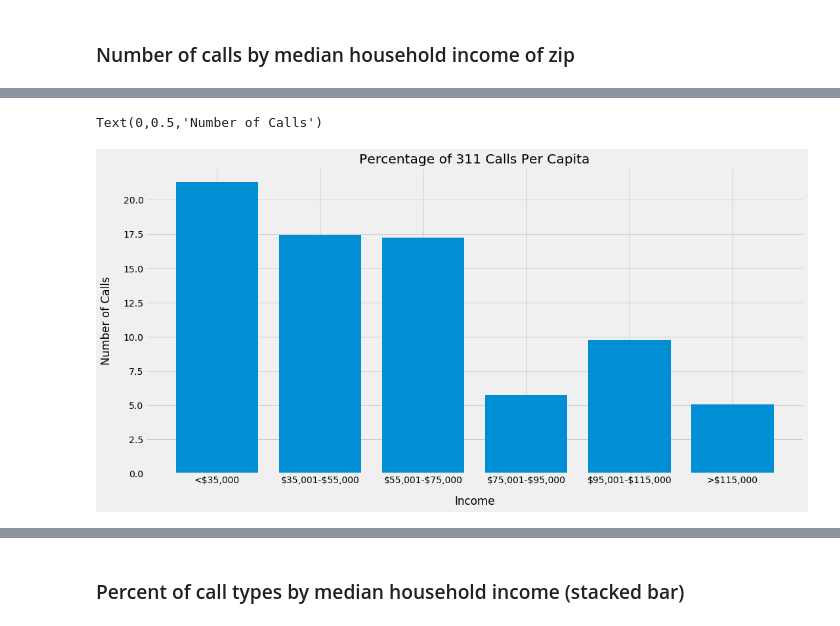
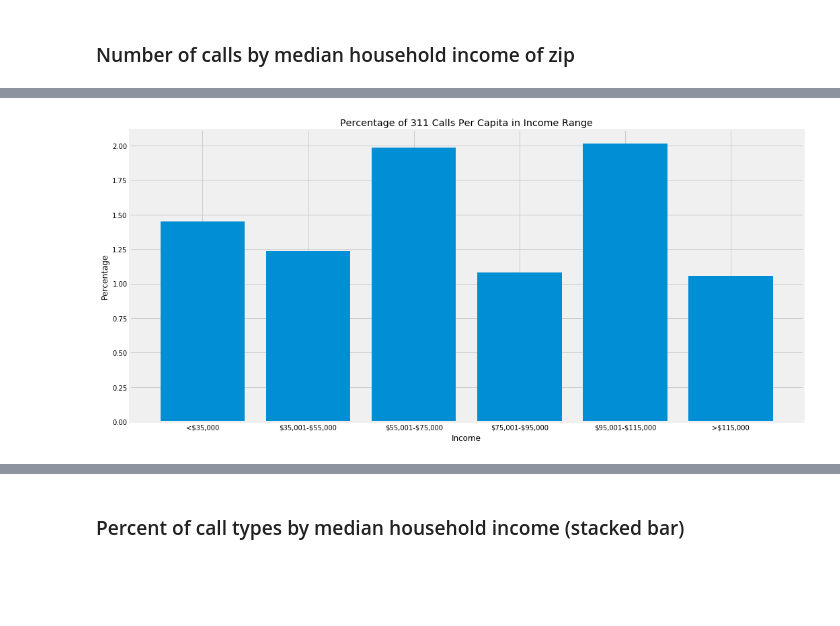
Before and after one commit to farhadOmidvar/311-San-Diego, a Jupyter notebook: notebooks/charts_all.ipynb, the cells around one changed output, grey strips where cells are left out. Cells and saved outputs as stored; diff of their text form; code cells hidden in the pictures; blank space fills up the shorter version.

```diff
--- a/notebooks/charts_all.ipynb
+++ b/notebooks/charts_all.ipynb
@@ -17,12 +17,8 @@ import matplotlib.pyplot as plt
 
 pd.options.display.float_format = '{:,.2f}'.format
 
-font = {'size': 16}
-pad = 16
-plt.rc('font', **font)
 plt.style.use('fivethirtyeight')
 # %%
-path_311 = os.path.join('..', 'data', '311_cleaned_data_.csv')
+path_311 = os.path.join('..', 'data', 'final_311.csv')
 df = pd.read_csv(path_311)
 df.dropna(inplace=True)
-df.count()
@@ -180,6 +107,5 @@ pop_income_df.head()
 # %%
-zip_gp = final_df.groupby('zip_code', as_index=False)
+zip_gp = df.groupby('zip_code', as_index=False)
 med_income = zip_gp['Median income'].mean()
 zip_calls = zip_gp['service_request_id'].count()
 total_pop = zip_gp['total population'].first()
-total_pop.head()
@@ -222,12 +124,10 @@ call_count
 # %%
-
 plt.figure(figsize=[16, 8])
 plt.bar(call_count['income_ranges'], call_count['caller percentage'])
 plt.xticks()#rotation=45, ha='right')
-plt.title('Percentage of 311 Calls Per Capita')#, fontsize=fontsize, pad=fontsize)
-plt.xlabel('Income', labelpad=pad)
-plt.ylabel('Number of Calls', labelpad=pad)
-# plt.savefig(os.path.join('..', 'figures', 'calls_per_month_bar.png'))
+plt.title('Percentage of 311 Calls Per Capita in Income Range')
+plt.xlabel('Income')
+plt.ylabel('Percentage')
+plt.savefig(os.path.join('..', 'figures', 'percentage_per_capita_income_bar.png'))
 # %% [output]
-Text(0,0.5,'Number of Calls')
-[figure, old version]
+[figure, new version]
```
Also changed, not shown: parts of 18 cells of this notebook, 5 other files.
